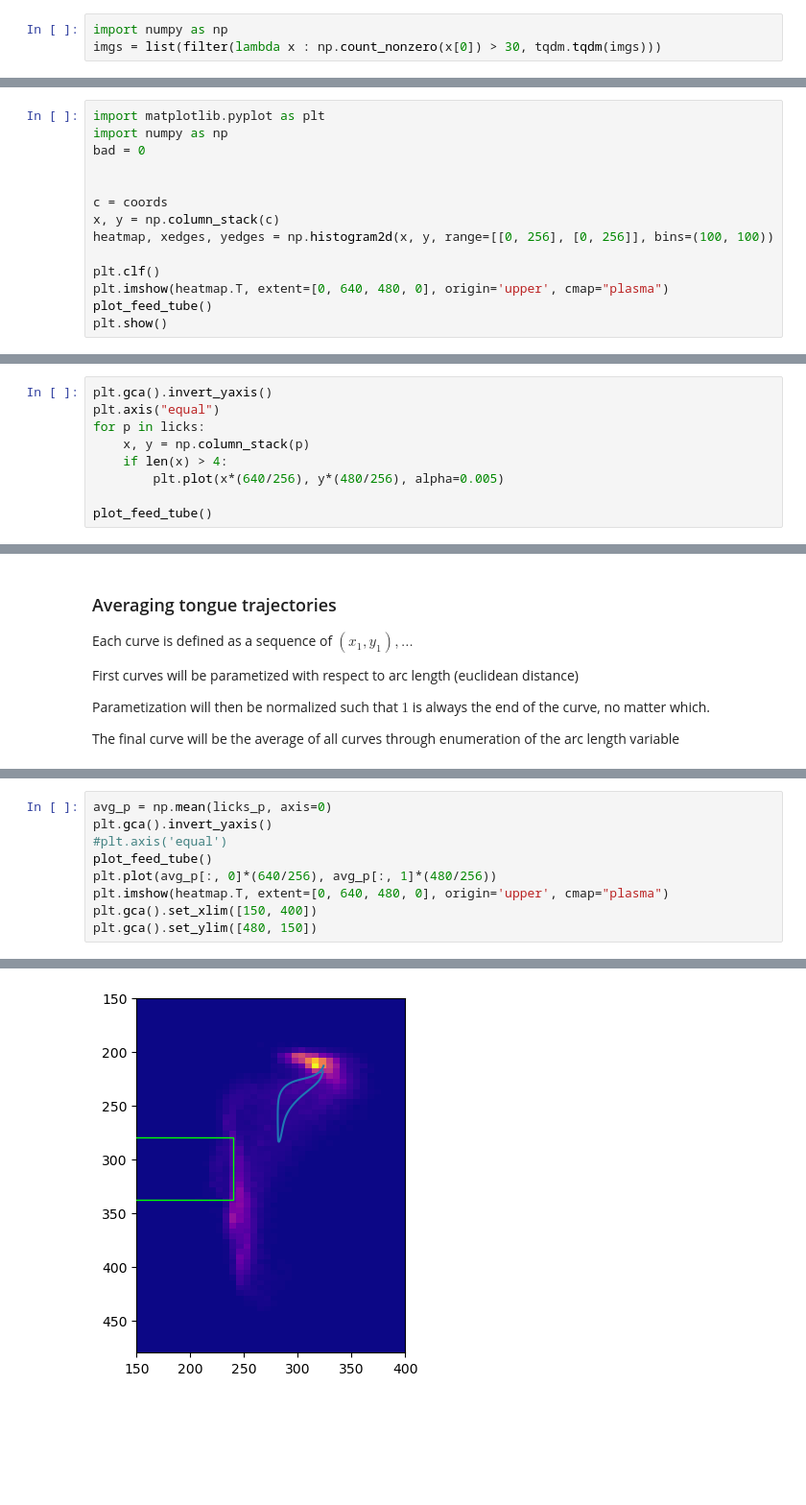
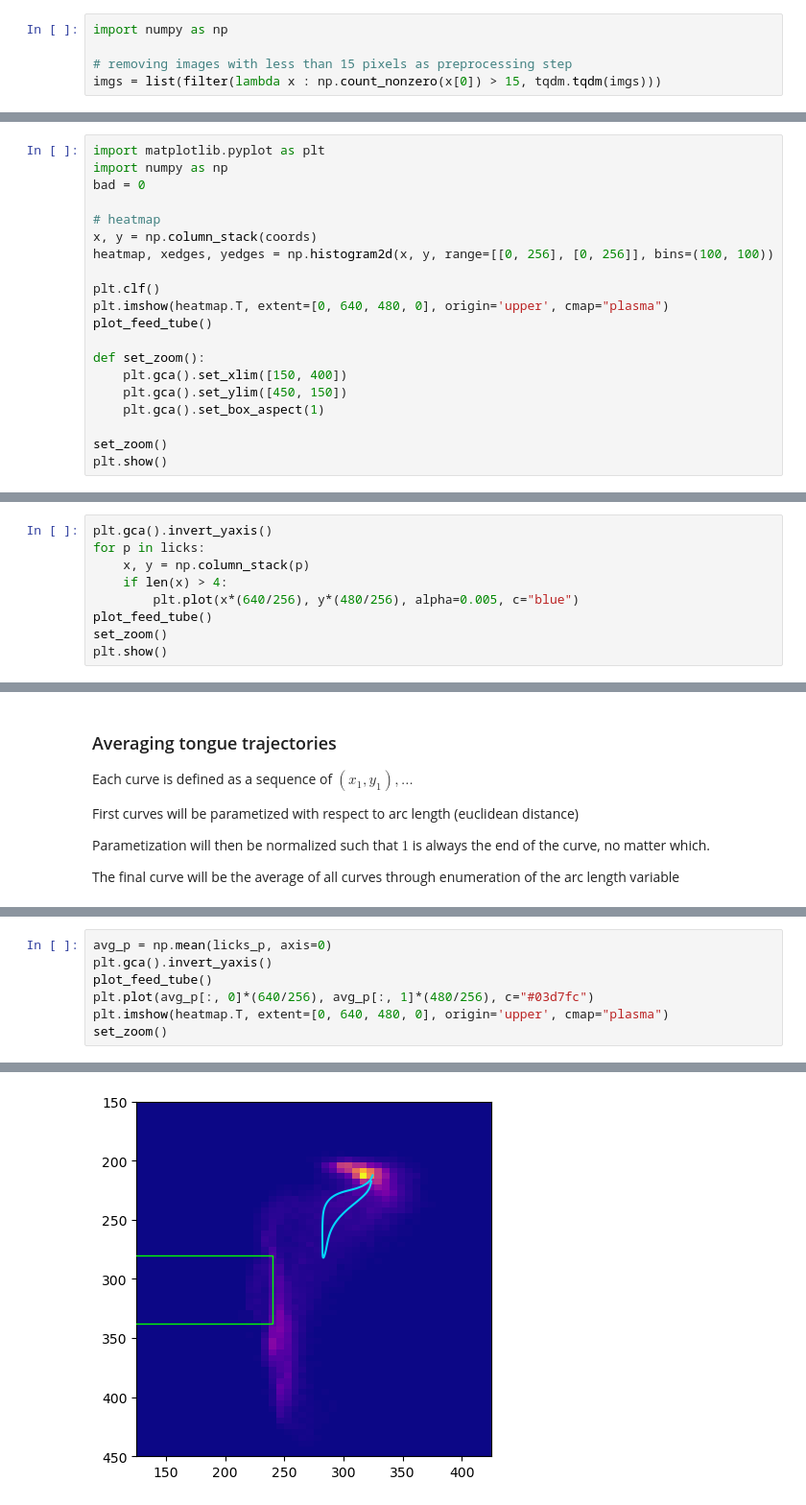
Before and after one commit to nonrice/lab-work, a Jupyter notebook: analysis/tongue_trajectory/tongue_trajectory.ipynb, the cells around one changed output, grey strips where cells are left out. Shown at 96% size. Saved outputs shown, nothing was run; the diff lists cells and outputs as text; blank space fills up the shorter version.

```diff
--- a/analysis/tongue_trajectory/tongue_trajectory.ipynb
+++ b/analysis/tongue_trajectory/tongue_trajectory.ipynb
@@ -31,6 +31,8 @@ plt.imshow(imgs[29963][0])
 # %%
 import numpy as np
-imgs = list(filter(lambda x : np.count_nonzero(x[0]) > 30, tqdm.tqdm(imgs)))
+
+# removing images with less than 15 pixels as preprocessing step
+imgs = list(filter(lambda x : np.count_nonzero(x[0]) > 15, tqdm.tqdm(imgs)))
 # %%
 imgs = list(map(lambda x : (orofacial.tongue_mask_processing.keep_largest_cc(x[0].astype(np.uint8)).astype(np.bool_), x[1]), tqdm.tqdm(imgs)))
 # %%
@@ -67,13 +69,19 @@ import matplotlib.pyplot as plt
 import numpy as np
 bad = 0
 
-
-c = coords
-x, y = np.column_stack(c)
+# heatmap
+x, y = np.column_stack(coords)
 heatmap, xedges, yedges = np.histogram2d(x, y, range=[[0, 256], [0, 256]], bins=(100, 100))
 
 plt.clf()
 plt.imshow(heatmap.T, extent=[0, 640, 480, 0], origin='upper', cmap="plasma")
 plot_feed_tube()
+
+def set_zoom():
+    plt.gca().set_xlim([150, 400])
+    plt.gca().set_ylim([450, 150])
+    plt.gca().set_box_aspect(1)
+
+set_zoom()
 plt.show()
 # %% [output]
@@ -103,10 +103,10 @@ len(licks)
 # %%
 plt.gca().invert_yaxis()
-plt.axis("equal")
 for p in licks:
     x, y = np.column_stack(p)
     if len(x) > 4:
-        plt.plot(x*(640/256), y*(480/256), alpha=0.005)
-
+        plt.plot(x*(640/256), y*(480/256), alpha=0.005, c="blue")
 plot_feed_tube()
+set_zoom()
+plt.show()
 # %% [output]
@@ -186,10 +177,8 @@ display(len(licks_p))
 # %%
 avg_p = np.mean(licks_p, axis=0)
 plt.gca().invert_yaxis()
-#plt.axis('equal')
 plot_feed_tube()
-plt.plot(avg_p[:, 0]*(640/256), avg_p[:, 1]*(480/256))
+plt.plot(avg_p[:, 0]*(640/256), avg_p[:, 1]*(480/256), c="#03d7fc")
 plt.imshow(heatmap.T, extent=[0, 640, 480, 0], origin='upper', cmap="plasma")
-plt.gca().set_xlim([150, 400])
-plt.gca().set_ylim([480, 150])
+set_zoom()
 # %% [output]
@@ -197,4 +185,4 @@ plt.gca().set_ylim([480, 150])
-[figure, old version]
+[figure, new version]
 # %%
 licks_p_big = [p for p in licks_p if max(np.column_stack(p)[1])>164]
 display(len(licks_p_big))
```
Also changed, not shown: parts of 13 cells of this notebook, 2 other files.
